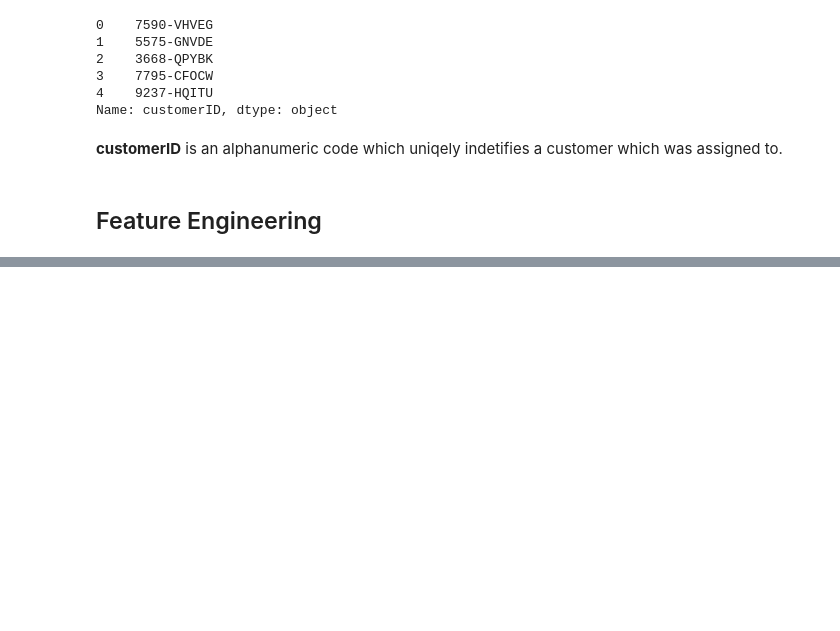
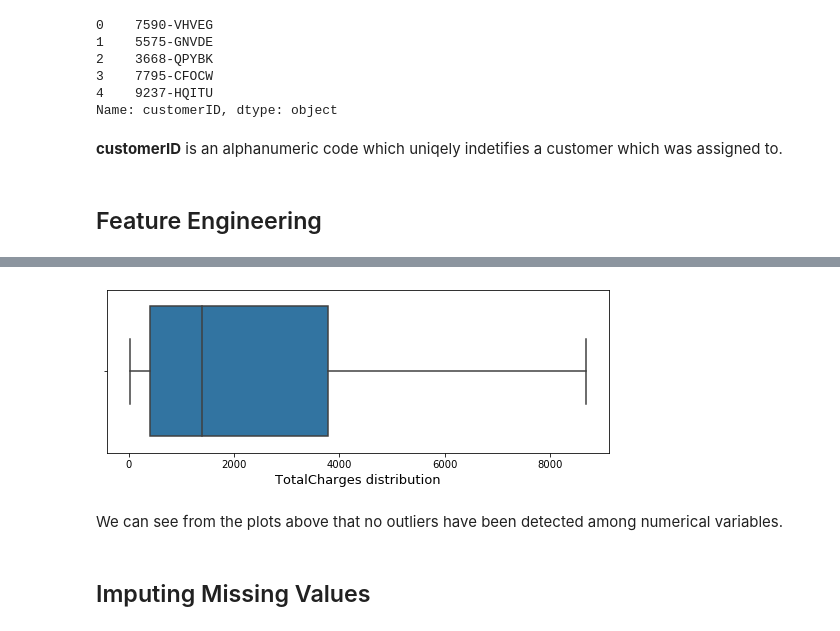
Before and after one commit to lucienwalewski/cse204project, a Jupyter notebook: src/main.ipynb, the cells around one changed output, grey strips where cells are left out. Drawn from its saved outputs; the diff is of its cells as text; code cells hidden in the pictures; blank space fills up the shorter version.

```diff
--- a/src/main.ipynb
+++ b/src/main.ipynb
@@ -467,0 +547,8 @@ Name: customerID, dtype: object
+# %%
+plotBox('TotalCharges')
+# %% [output]
+[figure, added]
+# %% [markdown]
+We can see from the plots above that no outliers have been detected among numerical variables.
+# %% [markdown]
+## Imputing Missing Values
```
Also changed, not shown: parts of 28 cells of this notebook.
